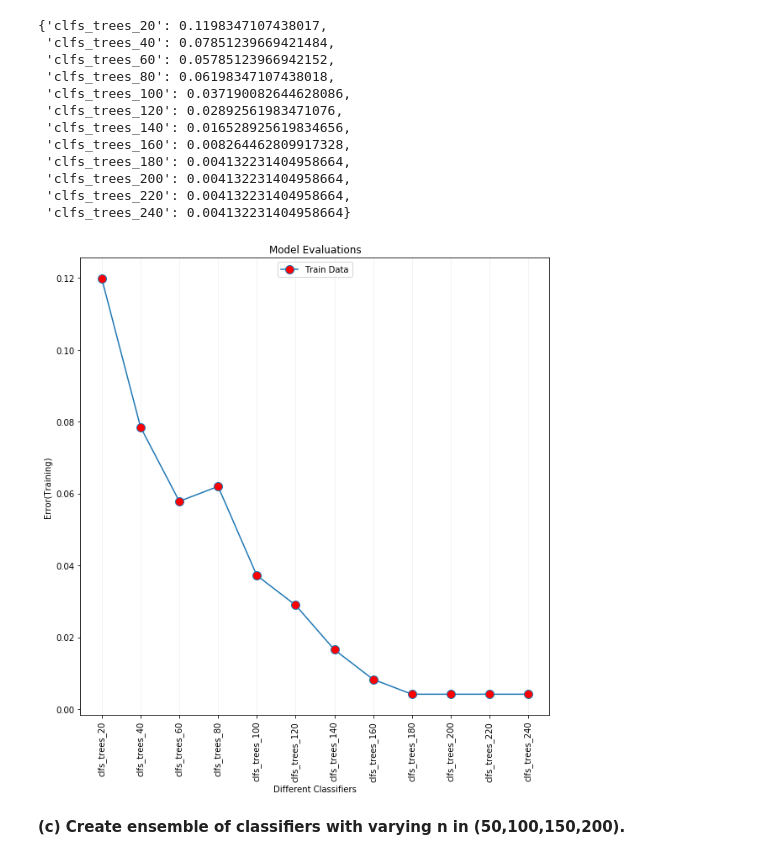
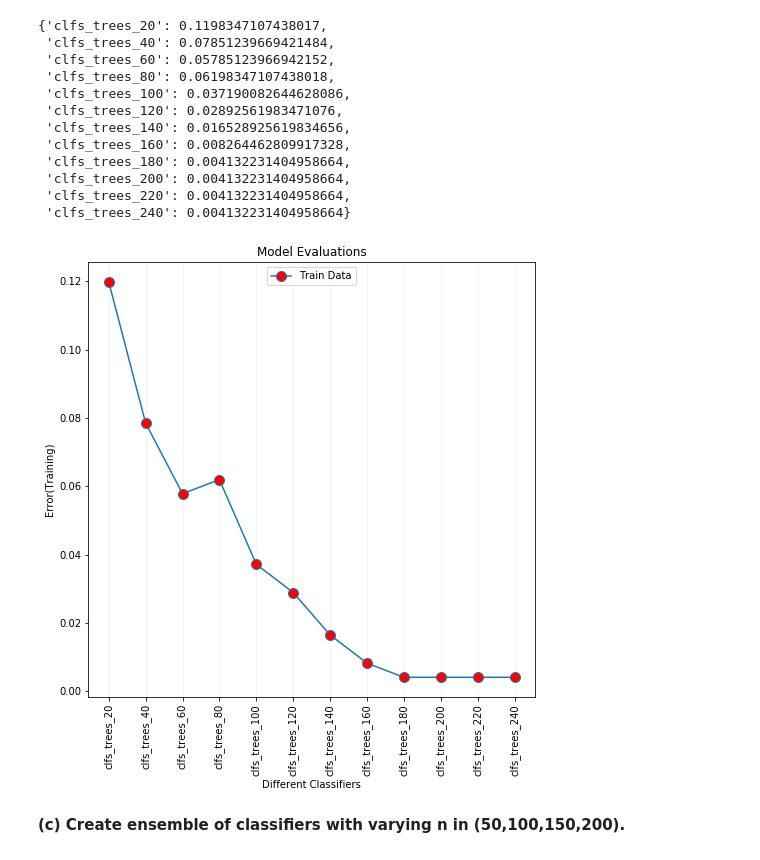
Before and after one commit to debnsuma/iitj_aimt2020_ml1, a Jupyter notebook: A2/ML-Q2.ipynb, the cells around one changed output. Saved outputs shown, nothing was run; the diff lists cells and outputs as text; code cells hidden in the pictures.

```diff
--- a/A2/ML-Q2.ipynb
+++ b/A2/ML-Q2.ipynb
@@ -255,20 +244,20 @@ clf_error_score_train
 # %%
 x = list(clf_error_score_train.keys())
 y = list(clf_error_score_train.values())
-plt.figure(figsize=(10,10))
+plt.figure(figsize=(8,8))
 
 plt.plot(x, y, label="Train Data", marker='o', markerfacecolor='red', markersize=10)
 
 plt.xlabel('Different Classifiers')
 plt.ylabel('Error(Training)')
 plt.title('Model Evaluations')
 plt.grid(axis='x', color='0.95')
 plt.legend(loc='upper center')
 plt.xticks(rotation=90)
 
 plt.show()
 # %% [output]
-[figure, old version]
+[figure, new version]
 # %% [markdown]
 **(c) Create ensemble of classifiers with varying n in (50,100,150,200).**
 # %%
```
Also changed, not shown: parts of 7 cells of this notebook, 30 other files.
